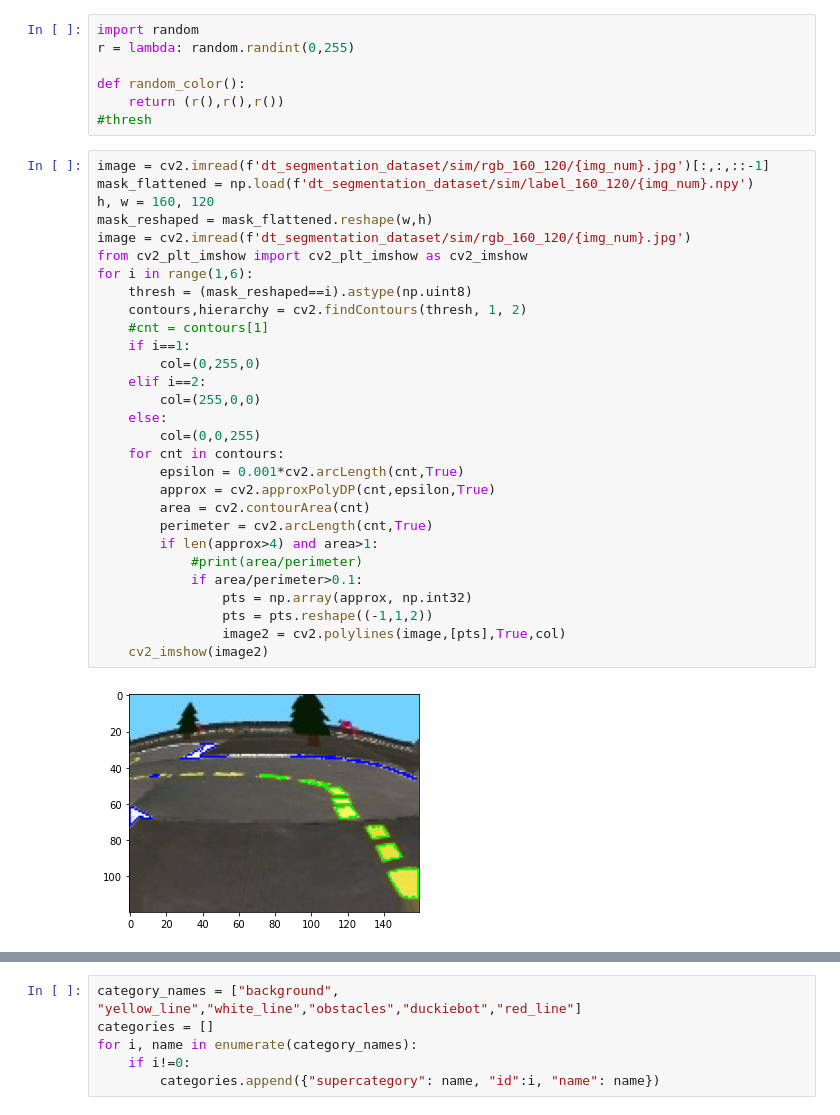
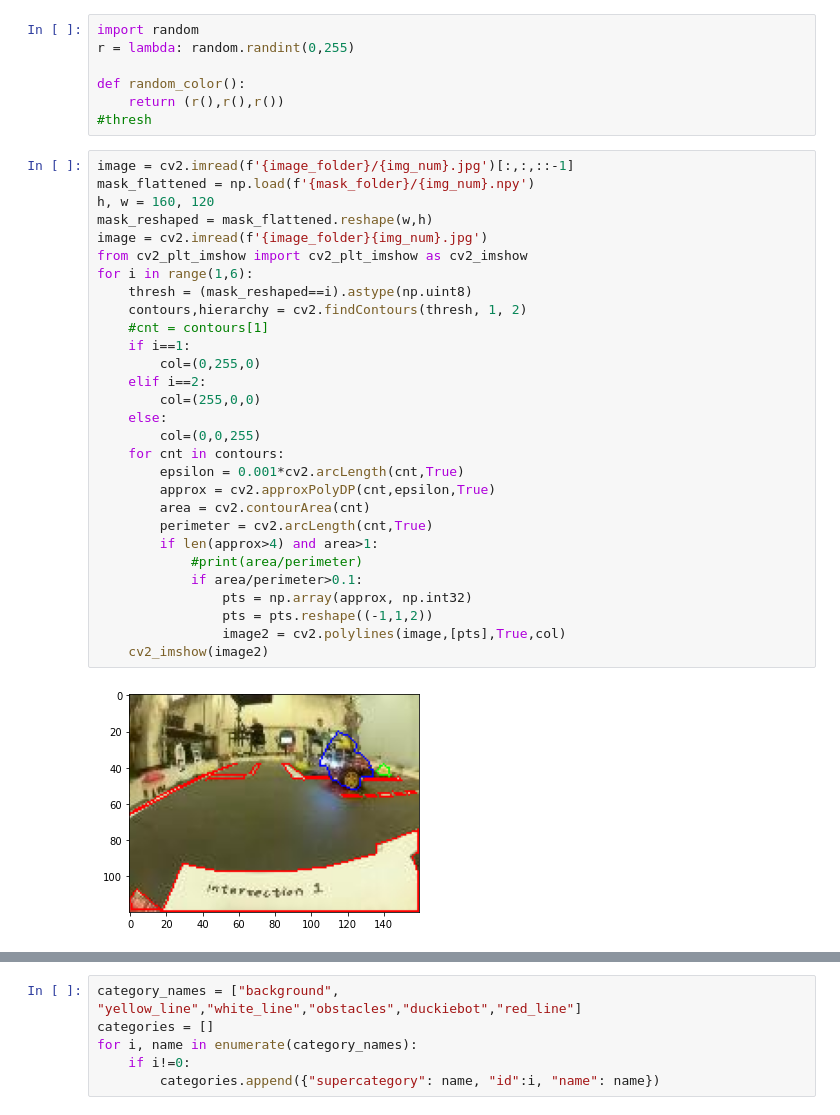
Before and after one commit to rjean/duckietown-segmentation, a Jupyter notebook: notebooks/duckie_to_coco.ipynb, the cells around one changed output, grey strips where cells are left out. Saved outputs shown, nothing was run; the diff lists cells and outputs as text.

Commit message:
Modified for real images

```diff
--- a/notebooks/duckie_to_coco.ipynb
+++ b/notebooks/duckie_to_coco.ipynb
@@ -26,33 +28,33 @@ def random_color():
     return (r(),r(),r())
 #thresh
 # %%
-image = cv2.imread(f'dt_segmentation_dataset/sim/rgb_160_120/{img_num}.jpg')[:,:,::-1]
-mask_flattened = np.load(f'dt_segmentation_dataset/sim/label_160_120/{img_num}.npy')
+image = cv2.imread(f'{image_folder}/{img_num}.jpg')[:,:,::-1]
+mask_flattened = np.load(f'{mask_folder}/{img_num}.npy')
 h, w = 160, 120
 mask_reshaped = mask_flattened.reshape(w,h)
-image = cv2.imread(f'dt_segmentation_dataset/sim/rgb_160_120/{img_num}.jpg')
+image = cv2.imread(f'{image_folder}{img_num}.jpg')
 from cv2_plt_imshow import cv2_plt_imshow as cv2_imshow
 for i in range(1,6):
     thresh = (mask_reshaped==i).astype(np.uint8)
     contours,hierarchy = cv2.findContours(thresh, 1, 2)
     #cnt = contours[1]
     if i==1:
         col=(0,255,0)
     elif i==2:
         col=(255,0,0)
     else:
         col=(0,0,255)
     for cnt in contours:
         epsilon = 0.001*cv2.arcLength(cnt,True)
         approx = cv2.approxPolyDP(cnt,epsilon,True)
         area = cv2.contourArea(cnt)
         perimeter = cv2.arcLength(cnt,True)
         if len(approx>4) and area>1:
             #print(area/perimeter)
             if area/perimeter>0.1:
                 pts = np.array(approx, np.int32)
                 pts = pts.reshape((-1,1,2))
                 image2 = cv2.polylines(image,[pts],True,col)
     cv2_imshow(image2)
 # %% [output]
-[figure, old version]
+[figure, new version]
```
Also changed, not shown: parts of 14 cells of this notebook.
